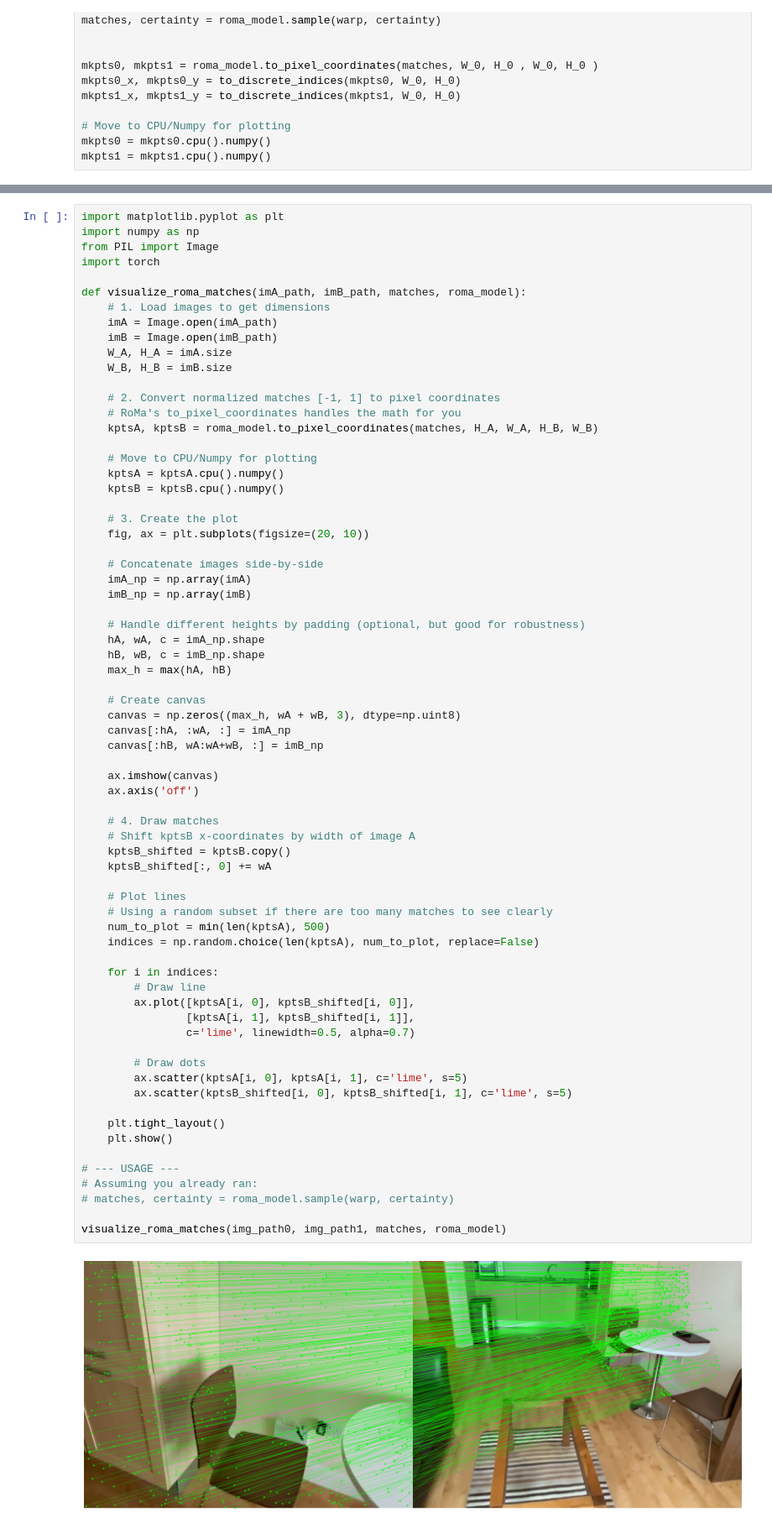
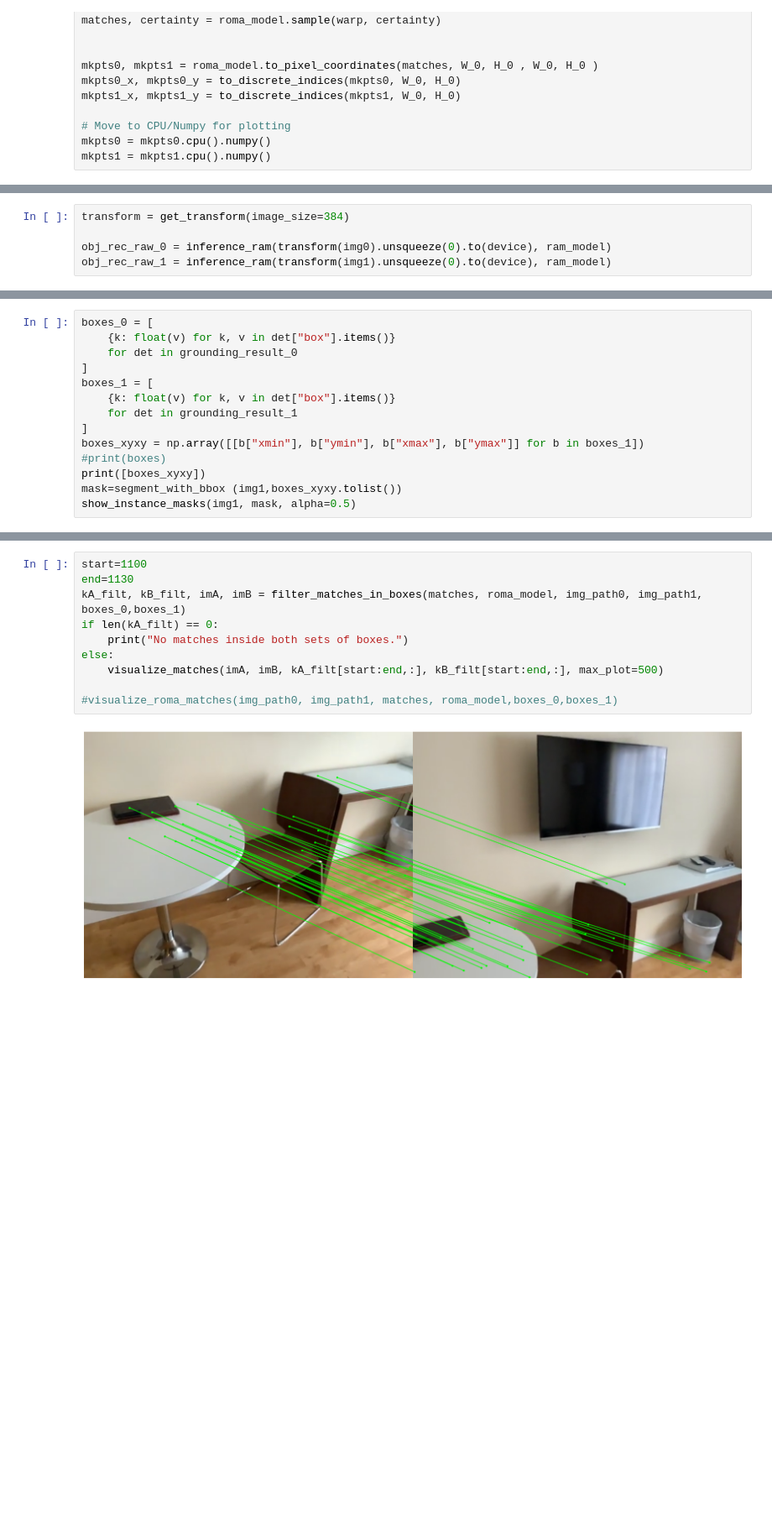
Before and after one commit to HaomingWang645/mosaic_thinker, a Jupyter notebook: pose_test.ipynb, the cells around one changed output, grey strips where cells are left out. Shown at 84% size. Saved outputs shown, nothing was run; the diff lists cells and outputs as text; blank space fills up the shorter version.

```diff
--- a/pose_test.ipynb
+++ b/pose_test.ipynb
@@ -130,0 +370,5 @@ mkpts1 = mkpts1.cpu().numpy()
+# %%
+transform = get_transform(image_size=384)
+
+obj_rec_raw_0 = inference_ram(transform(img0).unsqueeze(0).to(device), ram_model)
+obj_rec_raw_1 = inference_ram(transform(img1).unsqueeze(0).to(device), ram_model)
@@ -130,0 +387,14 @@ mkpts1 = mkpts1.cpu().numpy()
+# %%
+boxes_0 = [
+    {k: float(v) for k, v in det["box"].items()}
+    for det in grounding_result_0
+]
+boxes_1 = [
+    {k: float(v) for k, v in det["box"].items()}
+    for det in grounding_result_1
+]
+boxes_xyxy = np.array([[b["xmin"], b["ymin"], b["xmax"], b["ymax"]] for b in boxes_1])
+#print(boxes)
+print([boxes_xyxy])
+mask=segment_with_bbox (img1,boxes_xyxy.tolist())
+show_instance_masks(img1, mask, alpha=0.5)
@@ -131,71 +416,12 @@ mkpts1 = mkpts1.cpu().numpy()
 # %%
-import matplotlib.pyplot as plt
-import numpy as np
-from PIL import Image
-import torch
+start=1100
+end=1130
+kA_filt, kB_filt, imA, imB = filter_matches_in_boxes(matches, roma_model, img_path0, img_path1, boxes_0,boxes_1)
+if len(kA_filt) == 0:
+    print("No matches inside both sets of boxes.")
+else:
+    visualize_matches(imA, imB, kA_filt[start:end,:], kB_filt[start:end,:], max_plot=500)
 
-def visualize_roma_matches(imA_path, imB_path, matches, roma_model):
-    # 1. Load images to get dimensions
-    imA = Image.open(imA_path)
-    imB = Image.open(imB_path)
-    W_A, H_A = imA.size
-    W_B, H_B = imB.size
-
-    # 2. Convert normalized matches [-1, 1] to pixel coordinates
-    # RoMa's to_pixel_coordinates handles the math for you
-    kptsA, kptsB = roma_model.to_pixel_coordinates(matches, H_A, W_A, H_B, W_B)
-
-    # Move to CPU/Numpy for plotting
-    kptsA = kptsA.cpu().numpy()
-    kptsB = kptsB.cpu().numpy()
-
-    # 3. Create the plot
-    fig, ax = plt.subplots(figsize=(20, 10))
-
-    # Concatenate images side-by-side
-    imA_np = np.array(imA)
-    imB_np = np.array(imB)
-
-    # Handle different heights by padding (optional, but good for robustness)
-    hA, wA, c = imA_np.shape
-    hB, wB, c = imB_np.shape
-    max_h = max(hA, hB)
-
-    # Create canvas
-    canvas = np.zeros((max_h, wA + wB, 3), dtype=np.uint8)
-    canvas[:hA, :wA, :] = imA_np
-    canvas[:hB, wA:wA+wB, :] = imB_np
-
-    ax.imshow(canvas)
-    ax.axis('off')
-
-    # 4. Draw matches
-    # Shift kptsB x-coordinates by width of image A
-    kptsB_shifted = kptsB.copy()
-    kptsB_shifted[:, 0] += wA
-
-    # Plot lines
-    # Using a random subset if there are too many matches to see clearly
-    num_to_plot = min(len(kptsA), 500)
-    indices = np.random.choice(len(kptsA), num_to_plot, replace=False)
-
-    for i in indices:
-        # Draw line
-        ax.plot([kptsA[i, 0], kptsB_shifted[i, 0]],
-                [kptsA[i, 1], kptsB_shifted[i, 1]],
-                c='lime', linewidth=0.5, alpha=0.7)
-
-        # Draw dots
-        ax.scatter(kptsA[i, 0], kptsA[i, 1], c='lime', s=5)
-        ax.scatter(kptsB_shifted[i, 0], kptsB_shifted[i, 1], c='lime', s=5)
-
-    plt.tight_layout()
-    plt.show()
-
-# --- USAGE ---
-# Assuming you already ran:
-# matches, certainty = roma_model.sample(warp, certainty)
-
-visualize_roma_matches(img_path0, img_path1, matches, roma_model)
+#visualize_roma_matches(img_path0, img_path1, matches, roma_model,boxes_0,boxes_1)
 # %% [output]
-[figure, old version]
+[figure, new version]
```
Also changed, not shown: parts of 22 cells of this notebook, 1 other file.
